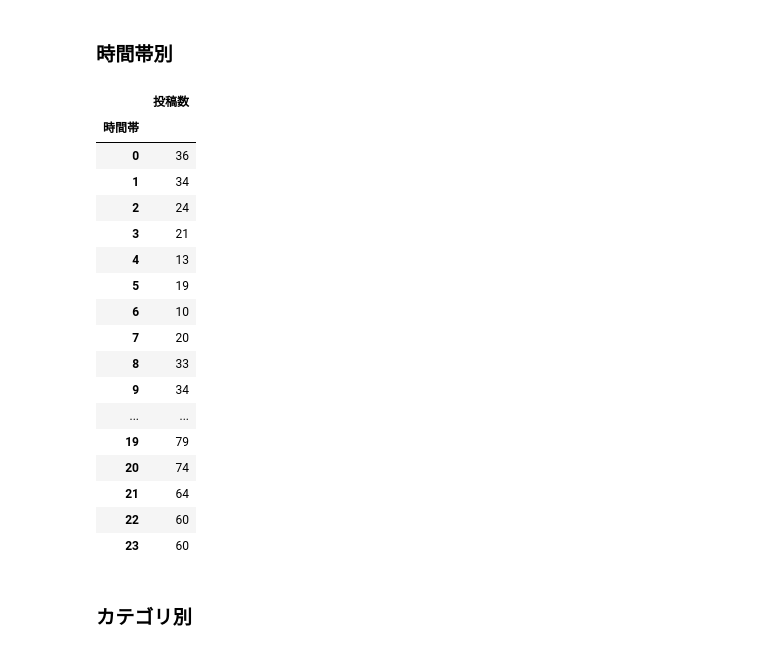
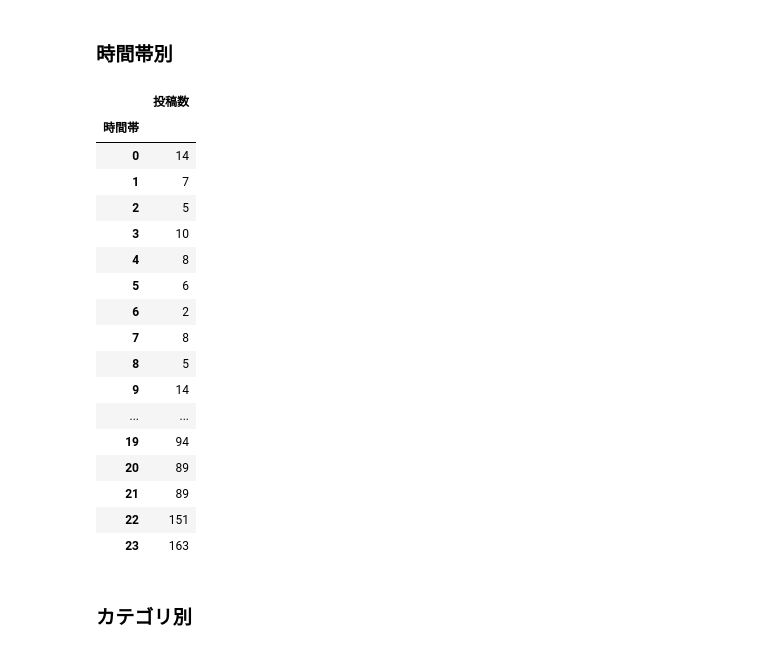
Before and after one commit to peach-hack/auto-matching-reiwa, a Jupyter notebook: notebooks/wakuwaku_analysis.ipynb, the cells around one changed output. Cells and saved outputs as stored; diff of their text form; code cells hidden in the pictures.

```diff
--- a/notebooks/wakuwaku_analysis.ipynb
+++ b/notebooks/wakuwaku_analysis.ipynb
@@ -72,42 +73,30 @@ output.sort_values("投稿数", ascending=False).head(20)
 # %% [markdown]
 ### 時間帯別
 # %%
-def to_datetime(x):
-    try:
-        return datetime.datetime.strptime(x, '%Y/%m/%d %H:%M')
-    except Exception:
-        now = datetime.datetime.now()
-        post_at = datetime.datetime.strptime(x, '%m/%d %H:%M')
-        if now.month == 1 and post_at.month == 12:
-            post_at = post_at.replace(year=now.year - 1)
-        else:
-            post_at = post_at.replace(year=now.year)
-        return post_at
-
-output = df.assign(datetime=df.apply(lambda x: to_datetime(x.post_at), axis=1))
+output = df.assign(datetime=df.apply(lambda x: pd.to_datetime(x.posted_at), axis=1))
 output = pd.DataFrame(output.groupby(output.datetime.map(lambda t: t.hour)).count()["id"])
 output.index.name = "時間帯"
 output = output.rename(columns = {"id": "投稿数"})
 output.head(24)
 # %% [output]
 |  | 投稿数 |
 | 時間帯 |  |
-| 0 | 36 |
-| 1 | 34 |
-| 2 | 24 |
-| 3 | 21 |
-| 4 | 13 |
-| 5 | 19 |
-| 6 | 10 |
-| 7 | 20 |
-| 8 | 33 |
-| 9 | 34 |
+| 0 | 14 |
+| 1 | 7 |
+| 2 | 5 |
+| 3 | 10 |
+| 4 | 8 |
+| 5 | 6 |
+| 6 | 2 |
+| 7 | 8 |
+| 8 | 5 |
+| 9 | 14 |
 | ... | ... |
-| 19 | 79 |
-| 20 | 74 |
-| 21 | 64 |
-| 22 | 60 |
-| 23 | 60 |
+| 19 | 94 |
+| 20 | 89 |
+| 21 | 89 |
+| 22 | 151 |
+| 23 | 163 |
 # %% [markdown]
 ### カテゴリ別
 # %%
```
Also changed, not shown: parts of 9 cells of this notebook, 3 other files.
